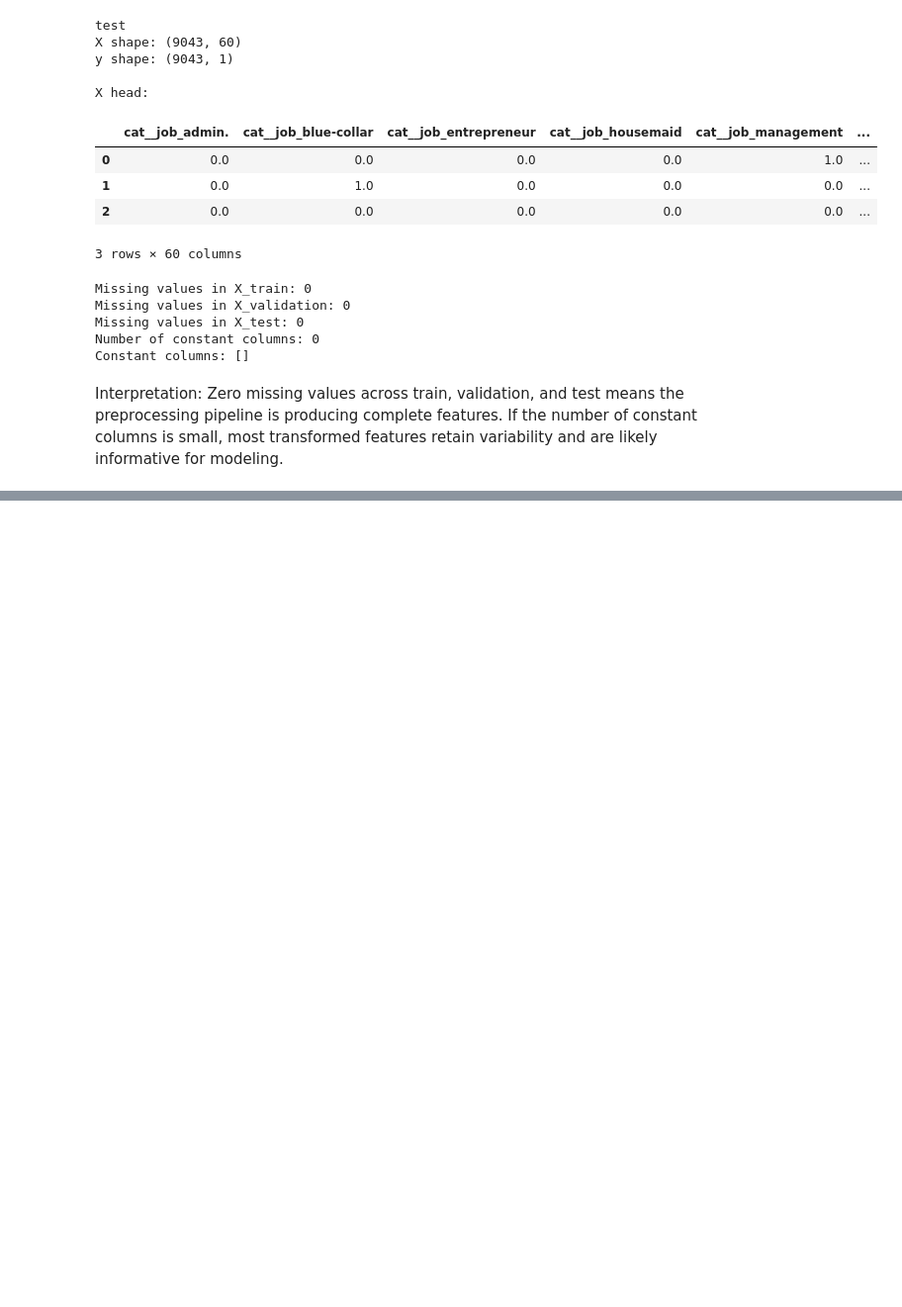
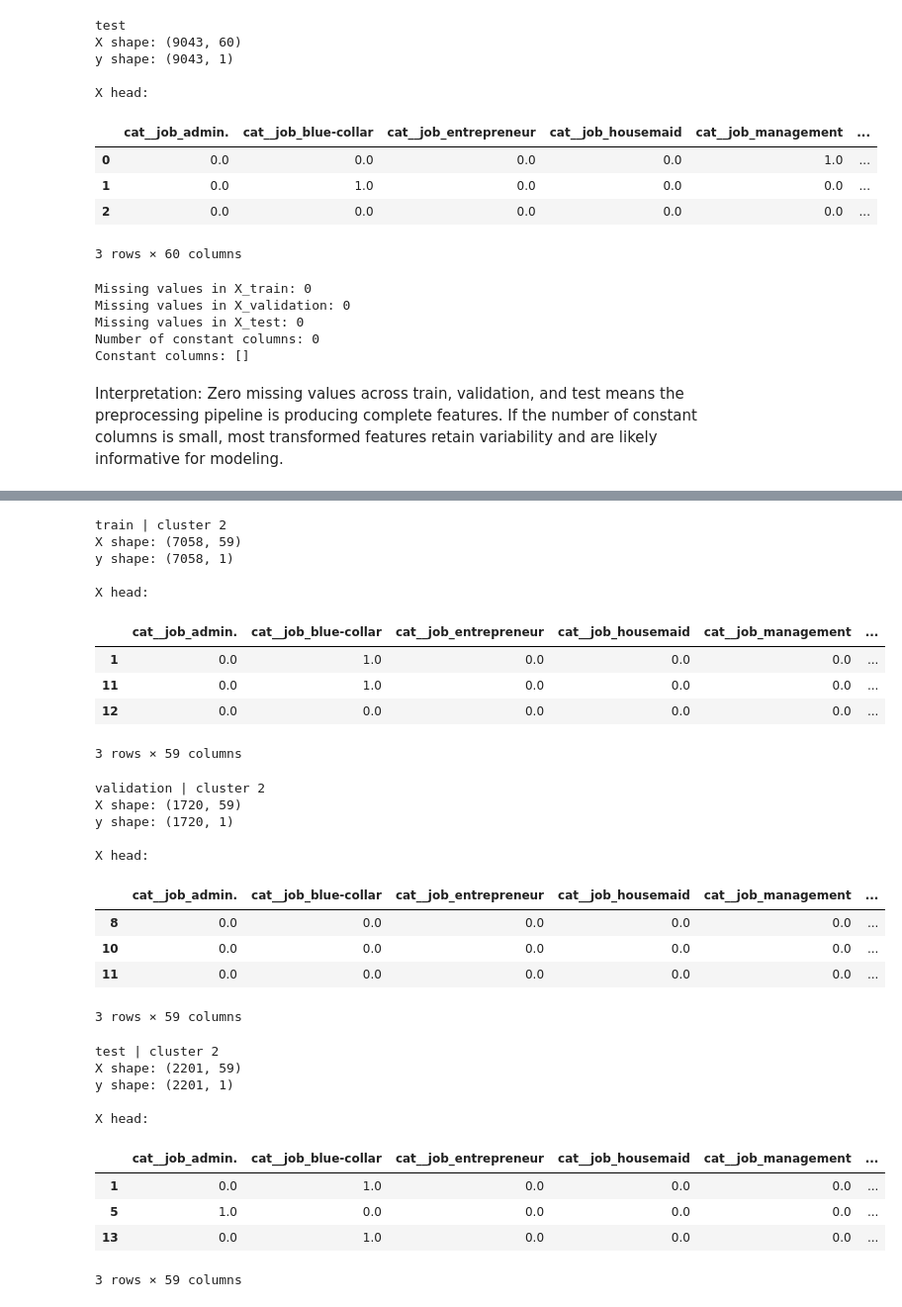
Before and after one commit to tonantzin-real/IDS_705_final_project, a Jupyter notebook: 02_preprocessing.ipynb, the cells around one changed output, grey strips where cells are left out. Shown at 99% size. Cells and saved outputs as stored; diff of their text form; code cells hidden in the pictures; blank space fills up the shorter version.

```diff
--- a/02_preprocessing.ipynb
+++ b/02_preprocessing.ipynb
@@ -1332,0 +1414,38 @@ Interpretation: Zero missing values across train, validation, and test means the
+# %%
+cluster_id = 2
+X_train, y_train = load_dataset(nb="02", split="train", cluster_id=cluster_id)
+X_validation, y_validation = load_dataset(
+    nb="02", split="validation", cluster_id=cluster_id
+)
+X_test, y_test = load_dataset(nb="02", split="test", cluster_id=cluster_id)
+# %% [output]
+train | cluster 2
+X shape: (7058, 59)
+y shape: (7058, 1)
+
+X head:
+|  | cat__job_admin. | cat__job_blue-collar | cat__job_entrepreneur | cat__job_housemaid | cat__job_management | ... |
+| 1 | 0.0 | 1.0 | 0.0 | 0.0 | 0.0 | ... |
+| 11 | 0.0 | 1.0 | 0.0 | 0.0 | 0.0 | ... |
+| 12 | 0.0 | 0.0 | 0.0 | 0.0 | 0.0 | ... |
+3 rows × 59 columns
+validation | cluster 2
+X shape: (1720, 59)
+y shape: (1720, 1)
+
+X head:
+|  | cat__job_admin. | cat__job_blue-collar | cat__job_entrepreneur | cat__job_housemaid | cat__job_management | ... |
+| 8 | 0.0 | 0.0 | 0.0 | 0.0 | 0.0 | ... |
+| 10 | 0.0 | 0.0 | 0.0 | 0.0 | 0.0 | ... |
+| 11 | 0.0 | 0.0 | 0.0 | 0.0 | 0.0 | ... |
+3 rows × 59 columns
+test | cluster 2
+X shape: (2201, 59)
+y shape: (2201, 1)
+
+X head:
+|  | cat__job_admin. | cat__job_blue-collar | cat__job_entrepreneur | cat__job_housemaid | cat__job_management | ... |
+| 1 | 0.0 | 1.0 | 0.0 | 0.0 | 0.0 | ... |
+| 5 | 1.0 | 0.0 | 0.0 | 0.0 | 0.0 | ... |
+| 13 | 0.0 | 1.0 | 0.0 | 0.0 | 0.0 | ... |
+3 rows × 59 columns
```
Also changed, not shown: parts of 6 cells of this notebook, 15 other files.
